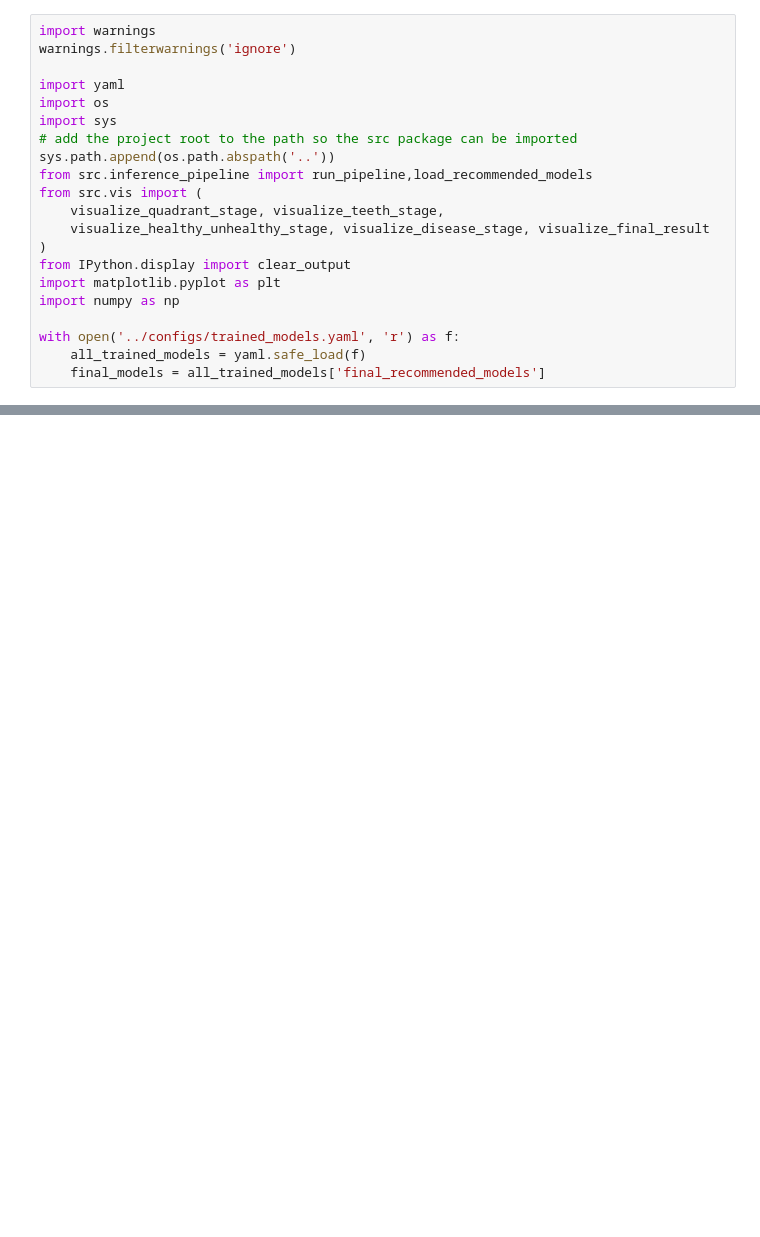
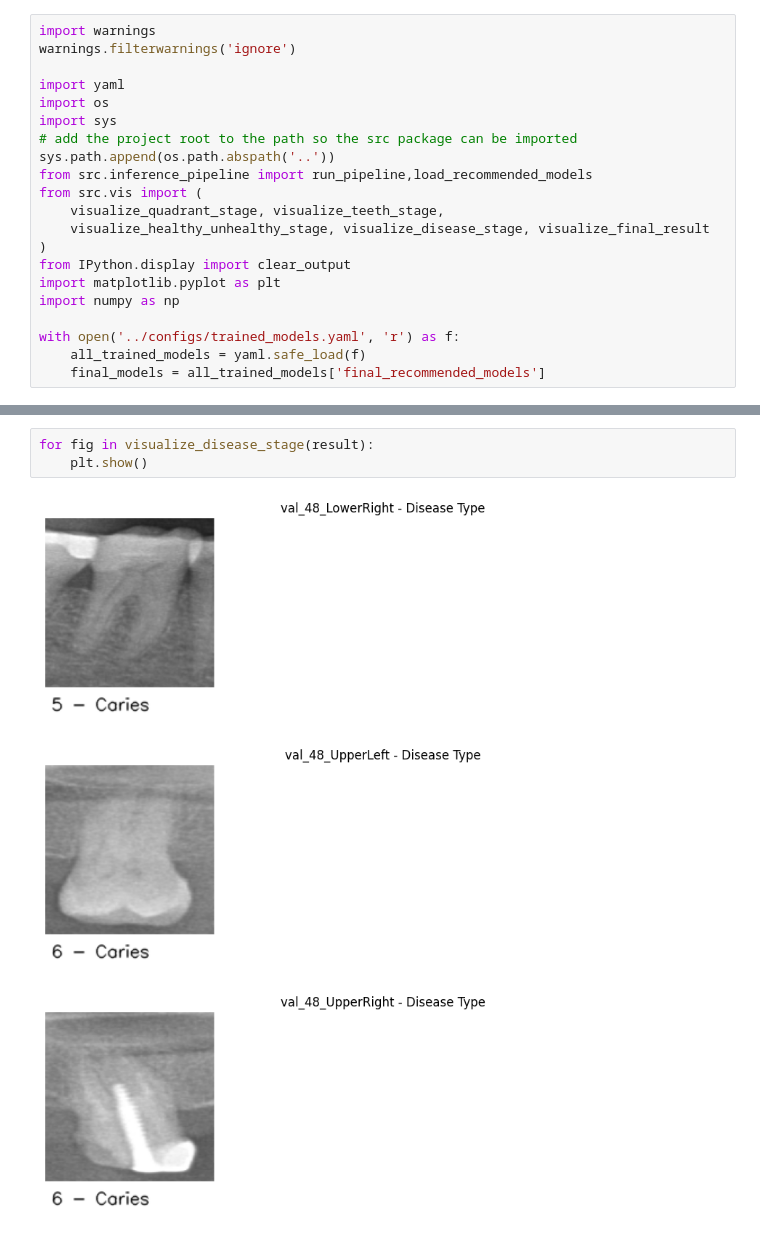
Before and after one commit to abdubakr77/dental-xray-ai, a Jupyter notebook: Notebooks/09_pipeline_inference.ipynb, the cells around one changed output, grey strips where cells are left out. Drawn from its saved outputs; the diff is of its cells as text; blank space fills up the shorter version.

```diff
--- a/Notebooks/09_pipeline_inference.ipynb
+++ b/Notebooks/09_pipeline_inference.ipynb
@@ -67,0 +89,7 @@ train_48_UpperRight 5 Caries {'Impacted': '1.27%', 'Caries': '76.37%', 'Periapic
+# %%
+for fig in visualize_disease_stage(result):
+    plt.show()
+# %% [output]
+[figure, added]
+[figure, added]
+[figure, added]
```
Also changed, not shown: parts of 5 cells of this notebook.
